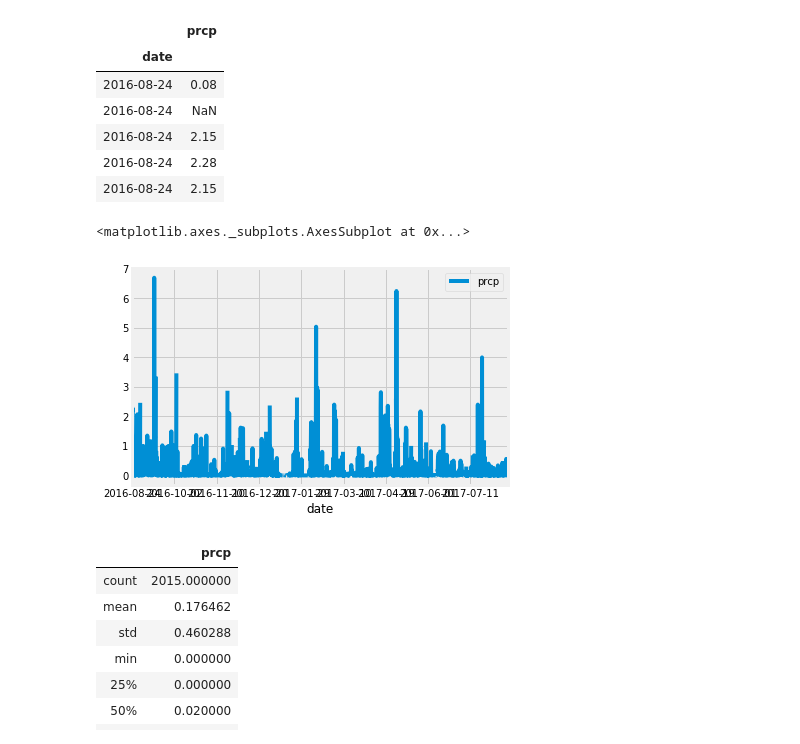
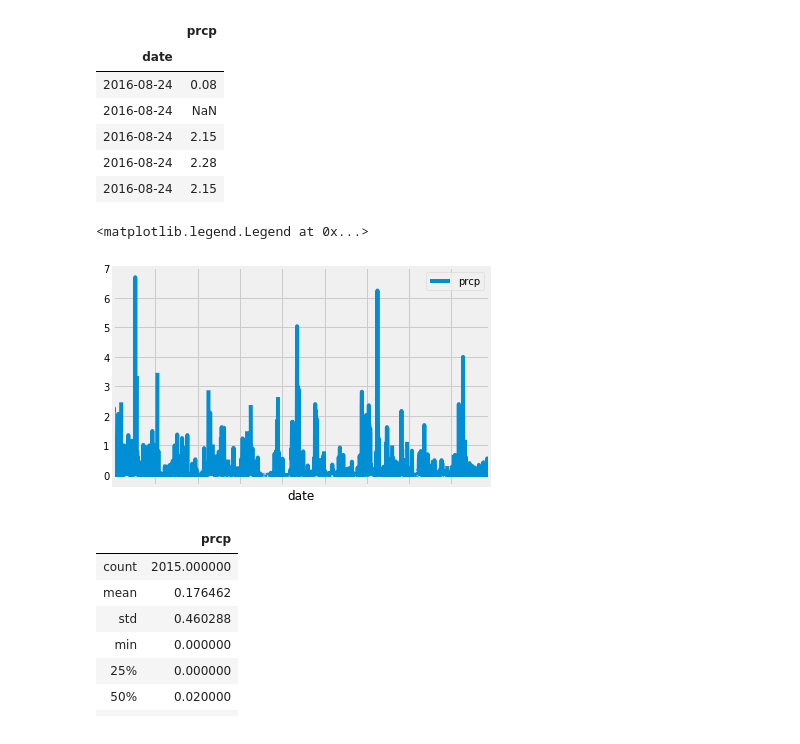
Before and after one commit to nathandieck/sqlalchemy-challenge, a Jupyter notebook: sqlalchemy_challenge.ipynb, the cells around one changed output. Drawn from its saved outputs; the diff is of its cells as text; code cells hidden in the pictures.

```diff
--- a/sqlalchemy_challenge.ipynb
+++ b/sqlalchemy_challenge.ipynb
@@ -94,10 +94,15 @@ dpscores_df.head()
 # %%
 # Use Pandas Plotting with Matplotlib to plot the data
 
 dpscores_df.plot()
+plt.tick_params(
+    axis = 'x',
+    labelbottom=False)
+
+#https://stackoverflow.com/questions/12998430/remove-xticks-in-a-matplotlib-plot
 # %% [output]
-<matplotlib.axes._subplots.AxesSubplot at 0x...>
+<matplotlib.legend.Legend at 0x...>
-[figure, old version]
+[figure, new version]
 # %%
 # Use Pandas to calcualte the summary statistics for the precipitation data
 
```
Also changed, not shown: parts of 8 cells of this notebook.
